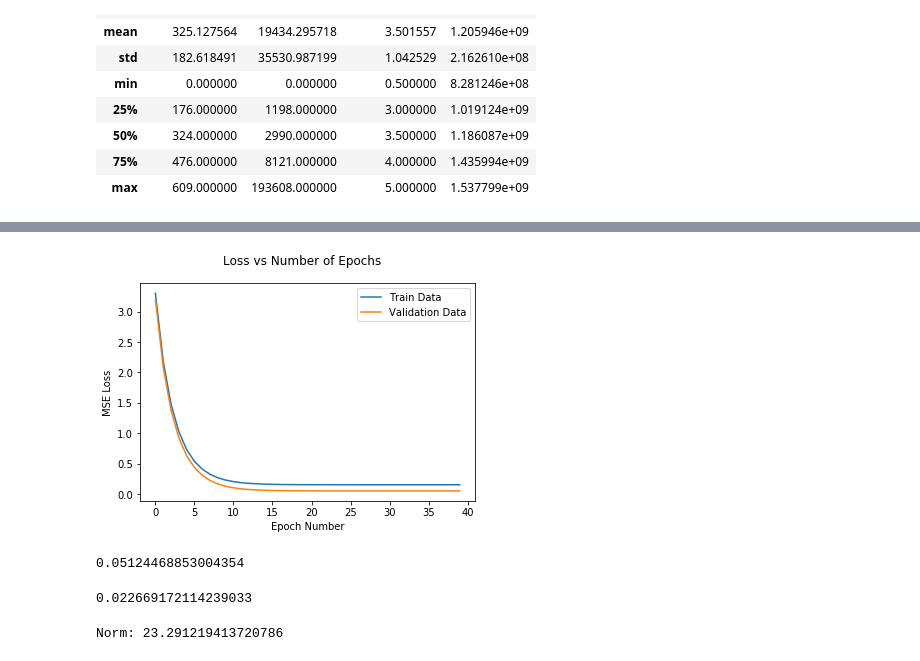
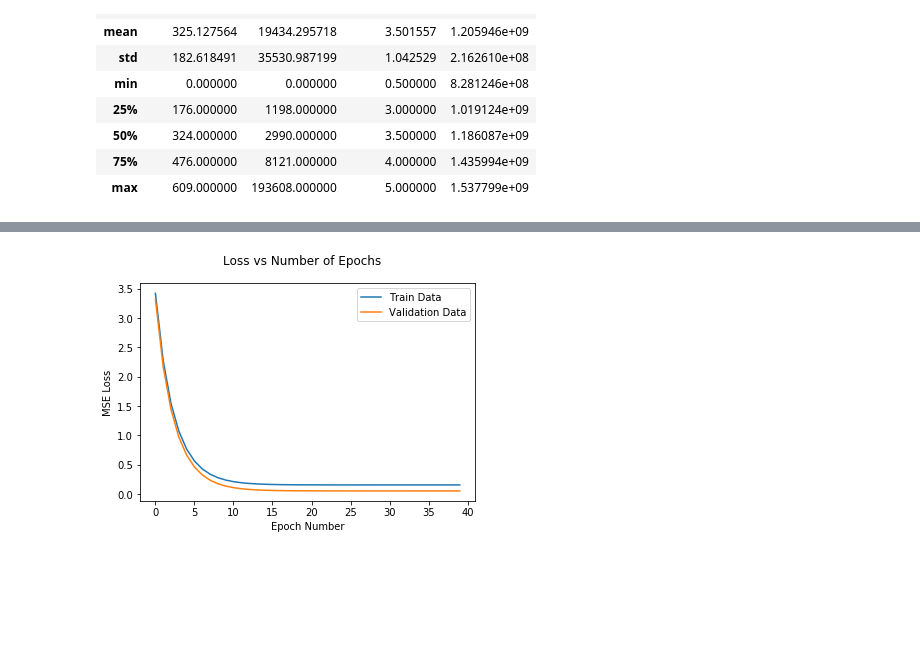
Before and after one commit to ljibajap/ECE196_ML, a Jupyter notebook: main.ipynb, the cells around one changed output, grey strips where cells are left out. Saved outputs shown, nothing was run; the diff lists cells and outputs as text; code cells hidden in the pictures; blank space fills up the shorter version.

Commit message:
Final training and tunning, save best model on pickle file, save parse and process data used for training on pickle file

```diff
--- a/main.ipynb
+++ b/main.ipynb
@@ -66,0 +68,13 @@ users_ratings.describe()
+# %%
+# The following lines of code are to save the process data used for the training and tunning
+# NO ON COMMENT
+data_file_name = 'parse_data.pickle'
+#save_data = {'train_data':train_data,'val_data':val_data,'test_data':test_data}
+#with open(data_file_name,'wb') as handle:
+#    pickle.dump(save_data,handle,protocol=pickle.HIGHEST_PROTOCOL)
+# %%
+with open(data_file_name, 'rb') as handle:
+    save_data = pickle.load(handle)
+    train_data = save_data['train_data']
+    val_data = save_data['val_data']
+    test_data = save_data['test_data']
@@ -166,2 +158,0 @@ model.build_model(num_features=5,std=1)
-# %%
-model.train(train_data,val_data,num_iter=40,learning_rate=0.00001,regulator=0.001)
@@ -185,0 +168,2 @@ i: 39 Train Loss: 0.1527 - Validation Loss: 0.0512
+# %%
+best_model, validation_table = tunning_latent_factors(train_data,val_data,list_userId,list_movieId,numIter=40,alpha=0.00001,latent_factors=5)
@@ -186,4 +176,4 @@ i: 39 Train Loss: 0.1527 - Validation Loss: 0.0512
 # %%
-model.plot_loss()
+best_model.plot_loss()
 # %% [output]
-[figure, old version]
+[figure, new version]
@@ -192,4 +179,0 @@ min_validation = model.update_best_model()
-# %%
-print(min_validation)
-# %% [output]
-0.05124468853004354
@@ -198,12 +179,0 @@ test_error = model.calculate_test_loss(test_data)
-# %%
-print(test_error)
-# %% [output]
-0.022669172114239033
-# %%
-P = model.embedding_vars['P']
-V = model.embedding_vars['V']
-feedback_matrix = P @ V.T
-norm = np.linalg.norm(feedback_matrix,ord='fro')
-print('Norm: ' + str(norm))
-# %% [output]
-Norm: 23.291219413720786
```
Also changed, not shown: parts of 37 cells of this notebook, 3 other files.
